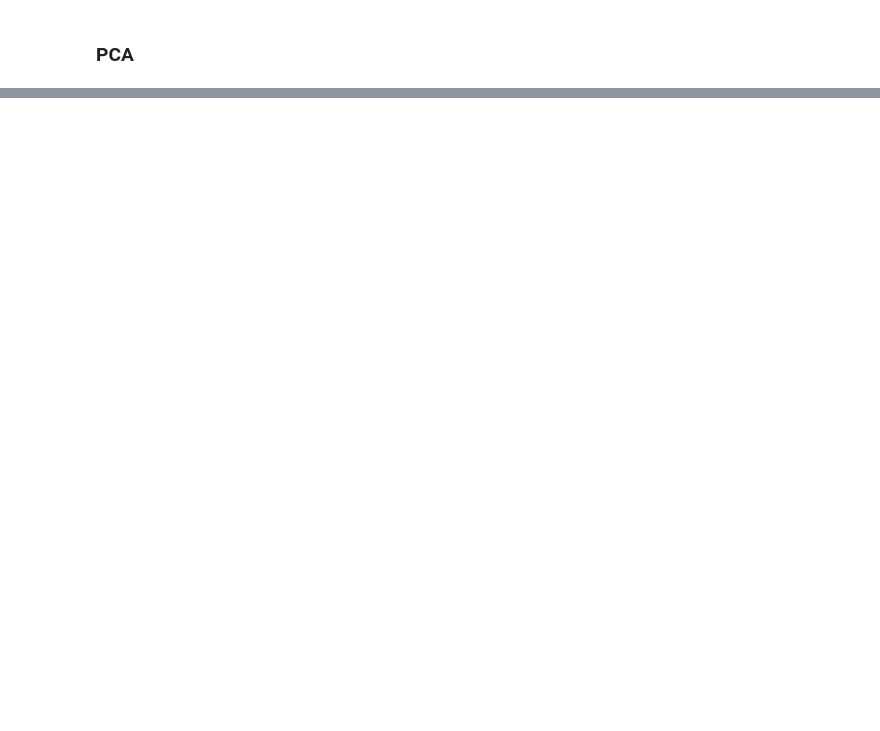
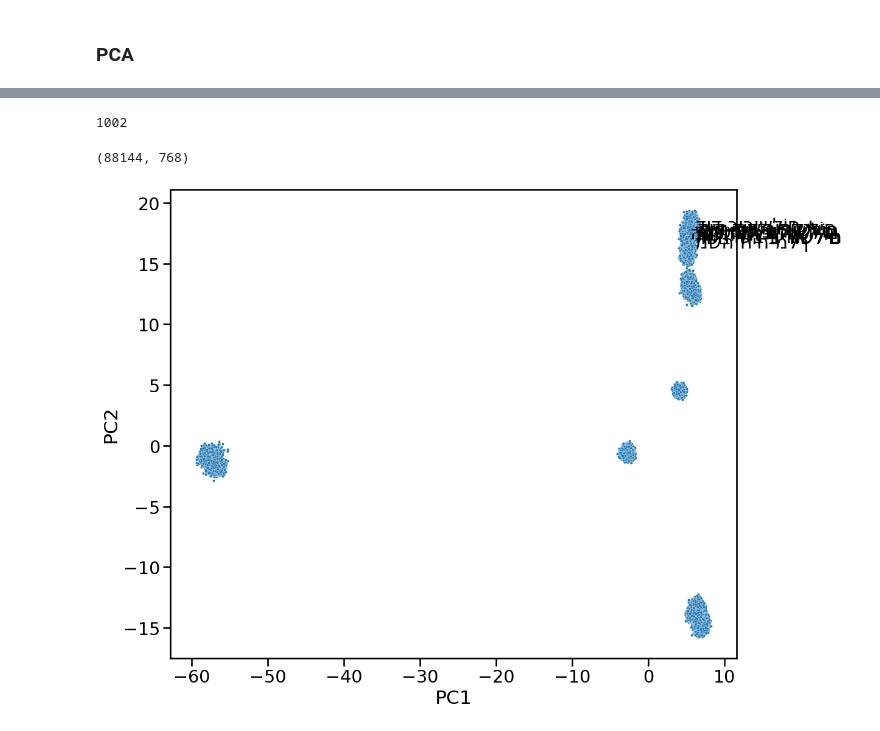
Before and after one commit to MartijnNaaijer/jeremiah_project_models, a Jupyter notebook: detect_poetry_with_berel_embeddings_train_on_biblical.ipynb, the cells around one changed output, grey strips where cells are left out. Saved outputs shown, nothing was run; the diff lists cells and outputs as text; code cells hidden in the pictures; blank space fills up the shorter version.

```diff
--- a/detect_poetry_with_berel_embeddings_train_on_biblical.ipynb
+++ b/detect_poetry_with_berel_embeddings_train_on_biblical.ipynb
@@ -536,0 +398,54 @@ dir(kmeans)
+# %%
+labels = new_clauses + len(nm_ptc_clauses)*['']
+all_texts = new_clauses + nm_ptc_clauses
+# %%
+hidden_states = []
+
+for text_chunks in all_nom_clauses_n:
+
+    tokenized_inputs = tokenizer(text_chunks, max_length=128, truncation=True, padding=True, return_tensors="pt")
+    tokenized_inputs = {k:v.to(device) for k,v in tokenized_inputs.items()}
+    with torch.no_grad():
+        outputs = get_last_hidden_state(model, tokenized_inputs)
+        last_hidden_states = outputs.hidden_states[-1].cpu().numpy()
+        hidden_states.append(last_hidden_states)
+# %%
+print(len(hidden_states))
+# %% [output]
+1002
+# %%
+hidden_states_mean = []
+
+for hs in hidden_states:
+    bi_clause_states= np.mean(hs, 1)
+    hidden_states_mean.append(bi_clause_states)
+
+all_new_embeddings = np.concatenate(hidden_states_mean, axis=0)
+# %%
+all_new_embeddings.shape
+# %% [output]
+(88144, 768)
+# %%
+pcs = pca_pl.fit_transform(all_new_embeddings)
+# %%
+comp1 = 'PC1'
+comp2 = 'PC2'
+
+pcs_df = pd.DataFrame(data = pcs,
+        columns = ['PC1', 'PC2', 'PC3', 'PC4', 'PC5', 'PC6'])
+pcs_df['label'] = labels
+
+
+plt.figure(figsize=(12,10))
+with sns.plotting_context("talk",font_scale=1.25):
+    ax = sns.scatterplot(x=comp1, y=comp2,
+                    data=pcs_df,
+                    #hue="label",
+                    s=10)
+    plt.xlabel(comp1)
+    plt.ylabel(comp2)
+
+    for i, txt in enumerate(pcs_df['label']):
+        ax.annotate(txt, (pcs_df.PC1[i], pcs_df.PC2[i]), xytext=(10,10), textcoords='offset points')
+# %% [output]
+[figure, added]
```
Also changed, not shown: parts of 49 cells of this notebook, 17 other files.
